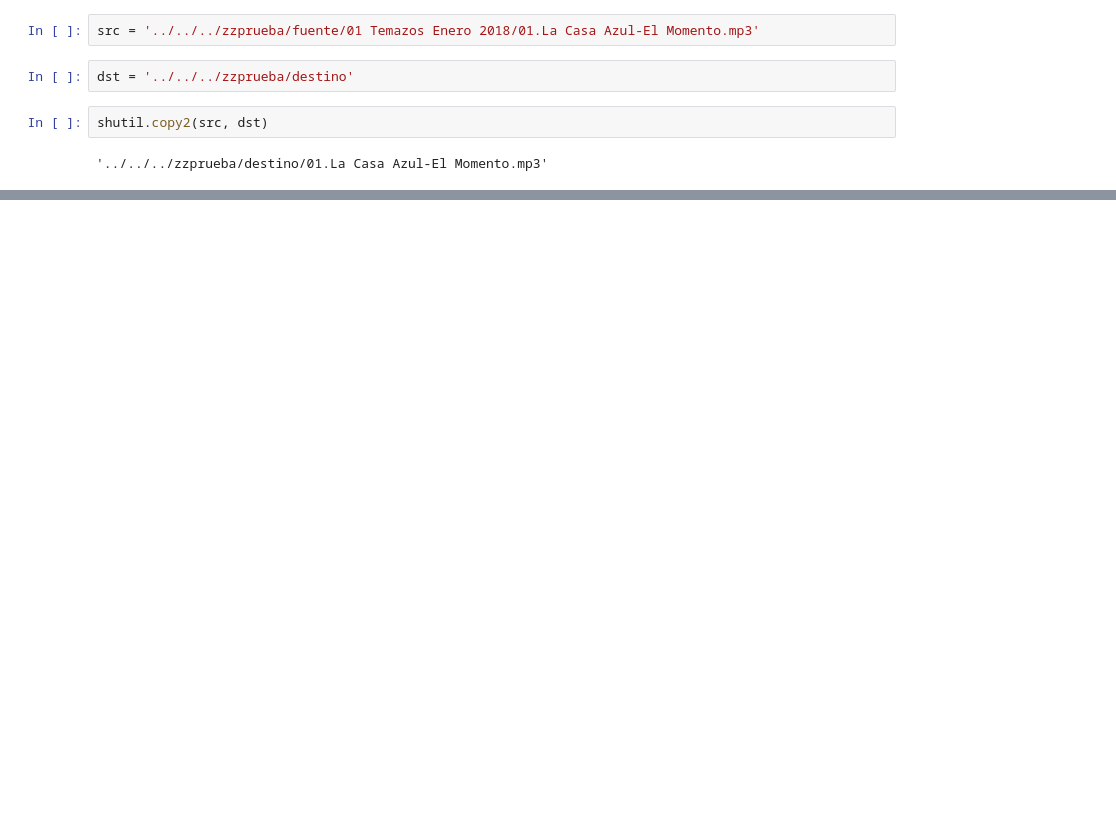
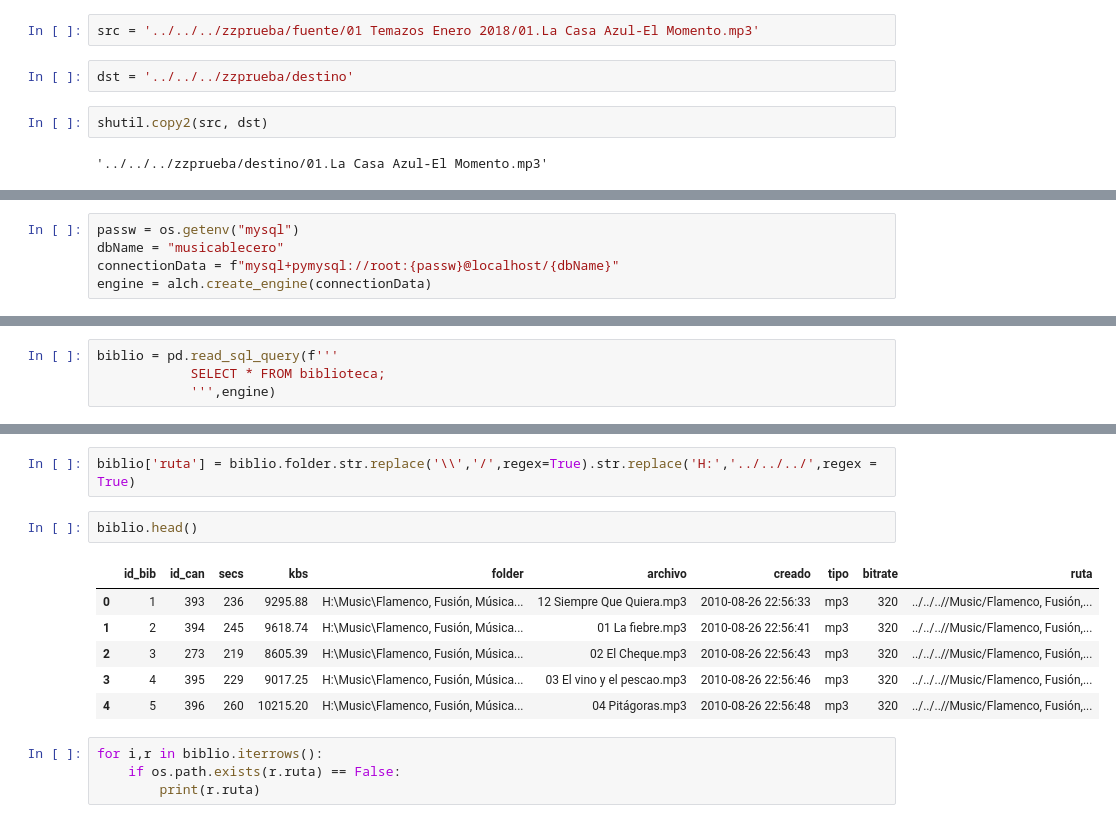
Before and after one commit to emarfer/musicable, a Jupyter notebook: notebooks_pruebas/23_moverarchivos.ipynb, the cells around one changed output, grey strips where cells are left out. Saved outputs shown, nothing was run; the diff lists cells and outputs as text; blank space fills up the shorter version.

```diff
--- a/notebooks_pruebas/23_moverarchivos.ipynb
+++ b/notebooks_pruebas/23_moverarchivos.ipynb
@@ -26,0 +33,5 @@ import alche
+# %%
+passw = os.getenv("mysql")
+dbName = "musicablecero"
+connectionData = f"mysql+pymysql://root:{passw}@localhost/{dbName}"
+engine = alch.create_engine(connectionData)
@@ -26,0 +200,4 @@ import alche
+# %%
+biblio = pd.read_sql_query(f'''
+            SELECT * FROM biblioteca;
+            ''',engine)
@@ -26,0 +213,15 @@ import alche
+# %%
+biblio['ruta'] = biblio.folder.str.replace('\\','/',regex=True).str.replace('H:','../../../',regex = True)
+# %%
+biblio.head()
+# %% [output]
+|  | id_bib | id_can | secs | kbs | folder | archivo | creado | tipo | bitrate | ruta |
+| 0 | 1 | 393 | 236 | 9295.88 | H:\Music\Flamenco, Fusión, Música... | 12 Siempre Que Quiera.mp3 | 2010-08-26 22:56:33 | mp3 | 320 | ../../..//Music/Flamenco, Fusión,... |
+| 1 | 2 | 394 | 245 | 9618.74 | H:\Music\Flamenco, Fusión, Música... | 01 La fiebre.mp3 | 2010-08-26 22:56:41 | mp3 | 320 | ../../..//Music/Flamenco, Fusión,... |
+| 2 | 3 | 273 | 219 | 8605.39 | H:\Music\Flamenco, Fusión, Música... | 02 El Cheque.mp3 | 2010-08-26 22:56:43 | mp3 | 320 | ../../..//Music/Flamenco, Fusión,... |
+| 3 | 4 | 395 | 229 | 9017.25 | H:\Music\Flamenco, Fusión, Música... | 03 El vino y el pescao.mp3 | 2010-08-26 22:56:46 | mp3 | 320 | ../../..//Music/Flamenco, Fusión,... |
+| 4 | 5 | 396 | 260 | 10215.20 | H:\Music\Flamenco, Fusión, Música... | 04 Pitágoras.mp3 | 2010-08-26 22:56:48 | mp3 | 320 | ../../..//Music/Flamenco, Fusión,... |
+# %%
+for i,r in biblio.iterrows():
+    if os.path.exists(r.ruta) == False:
+        print(r.ruta)
```
Also changed, not shown: parts of 55 cells of this notebook, 2 other files.
